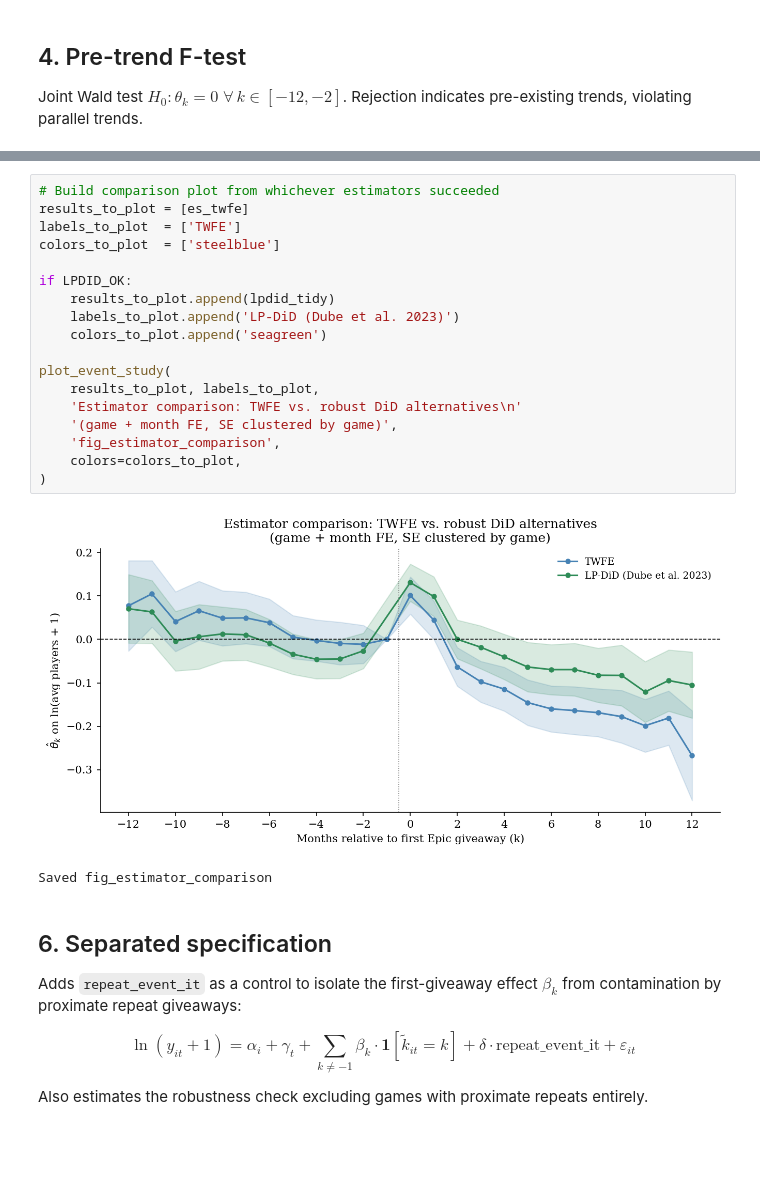
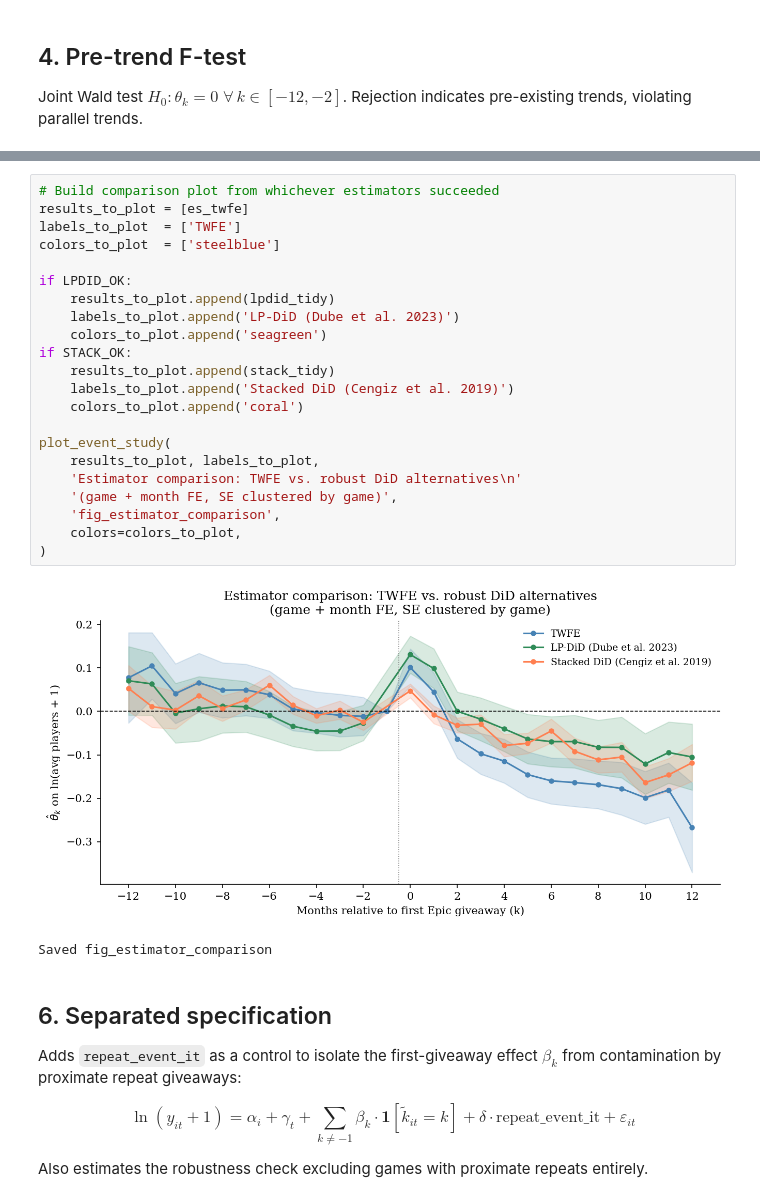
Before and after one commit to liunicholas/egs-steam-research-paper, a Jupyter notebook: scripts/empirical_tests.ipynb, the cells around one changed output, grey strips where cells are left out. Cells and saved outputs as stored; diff of their text form; blank space fills up the shorter version.

```diff
--- a/scripts/empirical_tests.ipynb
+++ b/scripts/empirical_tests.ipynb
@@ -616,23 +696,27 @@ LP-DiD OK
 # %%
 # Build comparison plot from whichever estimators succeeded
 results_to_plot = [es_twfe]
 labels_to_plot  = ['TWFE']
 colors_to_plot  = ['steelblue']
 
 if LPDID_OK:
     results_to_plot.append(lpdid_tidy)
     labels_to_plot.append('LP-DiD (Dube et al. 2023)')
     colors_to_plot.append('seagreen')
+if STACK_OK:
+    results_to_plot.append(stack_tidy)
+    labels_to_plot.append('Stacked DiD (Cengiz et al. 2019)')
+    colors_to_plot.append('coral')
 
 plot_event_study(
     results_to_plot, labels_to_plot,
     'Estimator comparison: TWFE vs. robust DiD alternatives\n'
     '(game + month FE, SE clustered by game)',
     'fig_estimator_comparison',
     colors=colors_to_plot,
 )
 # %% [output]
-[figure, old version]
+[figure, new version]
 Saved fig_estimator_comparison
 # %% [markdown]
 ## 6. Separated specification
```
Also changed, not shown: parts of 5 cells of this notebook, 26 other files.
